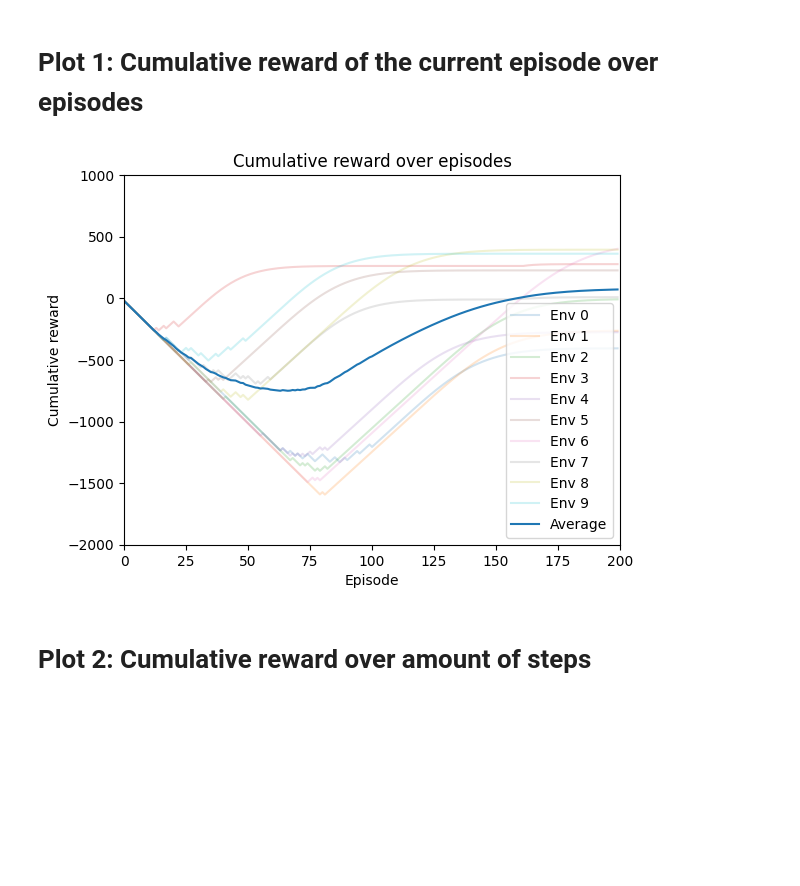
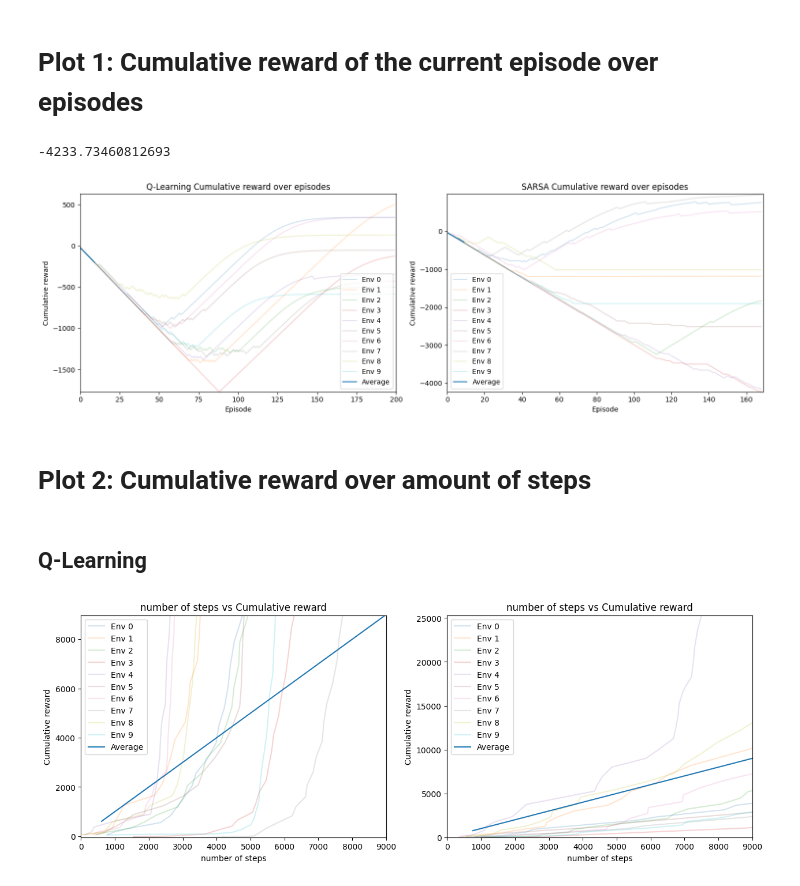
Before and after one commit to Schmiddi3110/MasterStudium, a Jupyter notebook: DRL/Studienarbeiten/Studienarbeit1/test.ipynb, the cells around one changed output. Drawn from its saved outputs; the diff is of its cells as text; code cells hidden in the pictures; blank space fills up the shorter version.

```diff
--- a/DRL/Studienarbeiten/Studienarbeit1/test.ipynb
+++ b/DRL/Studienarbeiten/Studienarbeit1/test.ipynb
@@ -58,47 +164,41 @@ run_study()
 # %%
 #Hyperparameters found via optuna in DRL_Studienarbeit1_A1.db
 #Optimized for cumulative reward/episode count
-ALPHA = 0.19119333605152306
-GAMMA =  0.999748200802963
-EPISODES = 200
-MAX_EPISODE_LENGTH = 42613
-INIT_REWARD = 4
-EPS = 0.01972098758840051
-DECAY = 0.7262144470920912
+Q_ALPHA = 0.19119333605152306
+Q_GAMMA =  0.999748200802963
+Q_EPISODES = 200
+Q_MAX_EPISODE_LENGTH = 42613
+Q_INIT_REWARD = 4
+Q_EPS = 0.01972098758840051
+Q_DECAY = 0.7262144470920912
 
-data1={}
-envs1 = []
+#SARSA
+SARSA_ALPHA = 0.29746782448189185
+SARSA_GAMMA = 0.9995697307876407
+SARSA_EPISODES = 169
+SARSA_MAX_EPISODE_LENGTH = 990
+SARSA_INIT_REWARD = 0
+SARSA_EPS = 0.9708745687550547
+SARSA_DECAY = 0.44025244936731933
+
+qlearning_data={}
+sarsa_data={}
+envs_A1 = []
 
 for i in range(10):
     env = Random(size=12, water=0.3, mountain=0)
-    envs1.append(env)
-    data1[i] = qlearning(env, ALPHA, GAMMA, EPISODES, MAX_EPISODE_LENGTH, INIT_REWARD, EPS, DECAY)
+    envs_A1.append(env)
+    qlearning_data[i] = qlearning(env, Q_ALPHA, Q_GAMMA, Q_EPISODES, Q_MAX_EPISODE_LENGTH, Q_INIT_REWARD, Q_EPS, Q_DECAY)
+    sarsa_data[i] = sarsa(env, SARSA_ALPHA, SARSA_GAMMA, SARSA_EPISODES, SARSA_MAX_EPISODE_LENGTH, SARSA_INIT_REWARD, SARSA_EPS, SARSA_DECAY)
-# %%
-x_data_avg = np.zeros((EPISODES))
-y_data_avg = np.zeros((EPISODES))
-
-fig, ax = plt.subplots()
-for i in range(data1.keys().__len__()):
-    x_data = [value[1] for value in list(data1[i].values())]
-
-    x_data_avg = [sum(x) for x in zip(x_data, x_data_avg)]
-
-    ax.plot(range(len(x_data)), x_data, label='Env ' + str(i), alpha = 0.2)
-
-x_data_avg = [a/10 for a in x_data_avg]
-
-ax.plot(range(len(x_data)),x_data_avg, label="Average")
-
-plt.xlabel('Episode')
-plt.ylabel('Cumulative reward')
-plt.title('Cumulative reward over episodes')
-plt.ylim(-2000,1000)
-plt.xlim(0,200)
-
-plt.legend()
-
-plt.show()
-# %% [output]
-[figure, removed]
+# %%
+min(val for inner_dict in sarsa_data.values() for inner_list in inner_dict.values() for val in inner_list)
+# %% [output]
+-4233.73460812693
+# %%
+plot_A1(qlearning_data, sarsa_data)
+# %% [output]
+[figure, added]
 # %% [markdown]
 # Plot 2: Cumulative reward over amount of steps
+# %% [markdown]
+## Q-Learning
@@ -104,0 +289,4 @@ plt.show()
+# %%
+plot_A2(qlearning_data_A2, sarsa_data_A2)
+# %% [output]
+[figure, added]
```
Also changed, not shown: parts of 9 cells of this notebook, 3 other files.
